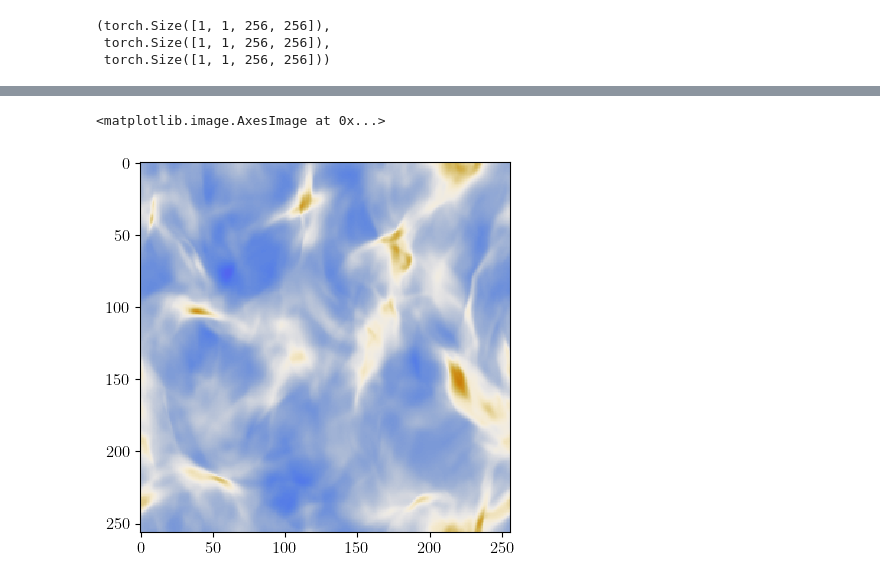
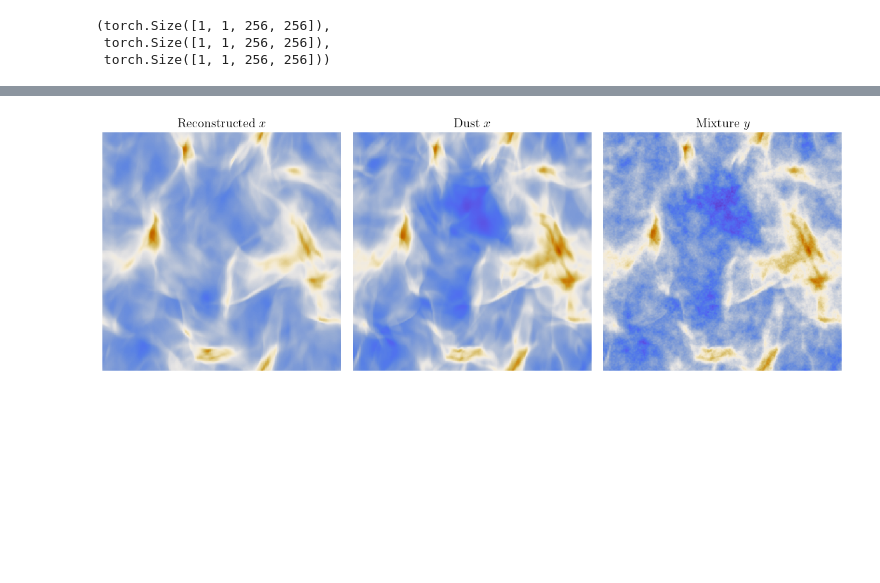
Before and after one commit to david-heurtel-depeiges/SMC_diffusion, a Jupyter notebook: TDS_cosmo/generative_model.ipynb, the cells around one changed output, grey strips where cells are left out. Saved outputs shown, nothing was run; the diff lists cells and outputs as text; code cells hidden in the pictures; blank space fills up the shorter version.

```diff
--- a/TDS_cosmo/generative_model.ipynb
+++ b/TDS_cosmo/generative_model.ipynb
@@ -352,8 +324,20 @@ tensor([-5430939.9595, -5490627.2012, -5498079.5636, -5485127.8653,
-# %%
-plt.imshow(x[0,0].detach().cpu().numpy(), cmap='cmb', vmin=-3, vmax=6)
-# %% [output]
-<matplotlib.image.AxesImage at 0x...>
-[figure, removed]
+# %%
+fig, ax = plt.subplots(1, 3, figsize=(15, 5))
+ax[0].imshow(x[0,0].detach().cpu().numpy(), cmap='cmb', vmin=-3, vmax=6)
+ax[0].set_title('Reconstructed $x$')
+ax[0].axis('off')
+ax[1].imshow(image[0, 0].cpu().numpy(), cmap='cmb', vmin=-3, vmax=6)
+ax[1].set_title('Dust $x$')
+ax[1].axis('off')
+ax[2].imshow(noisy[0, 0].cpu().numpy(), cmap='cmb', vmin=-3, vmax=6)
+ax[2].set_title(r'Mixture $y$')
+ax[2].axis('off')
+## set whitespace to 0
+plt.subplots_adjust(wspace=0.05)
+plt.savefig('./figures/inference_mixture_{:.2f}.pdf'.format(NOISE_LEVEL), bbox_inches='tight')
+plt.savefig('./figures/inference_mixture_{:.2f}.png'.format(NOISE_LEVEL), bbox_inches='tight')
+# %% [output]
+[figure, added]
 # %%
 plt.imshow(image[0,0].cpu().numpy(), cmap='cmb', vmin=-3, vmax=6)
 # %% [output]
```
Also changed, not shown: parts of 5 cells of this notebook, 2 other files.
